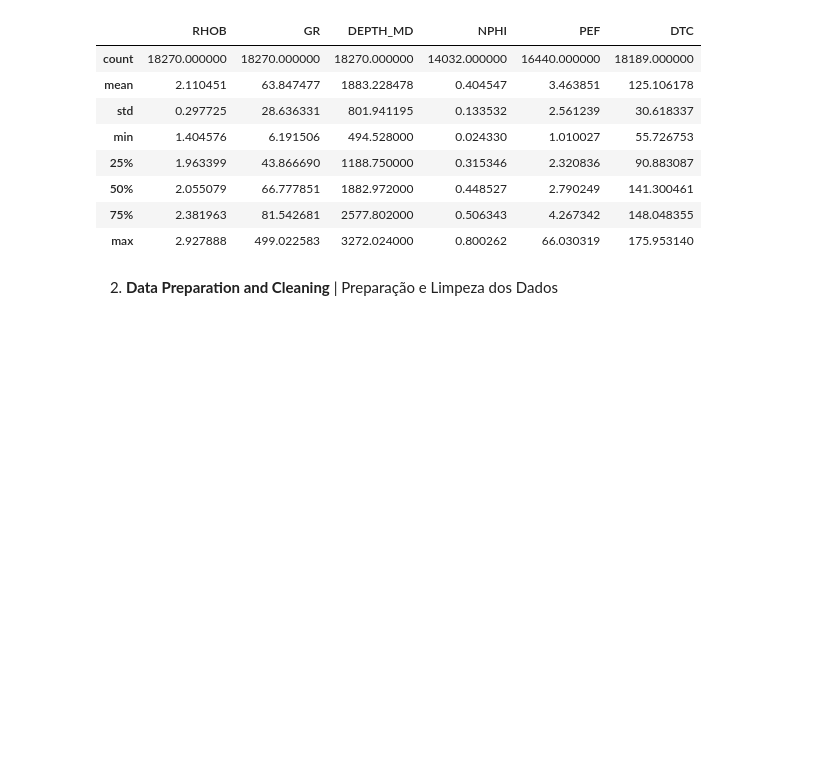
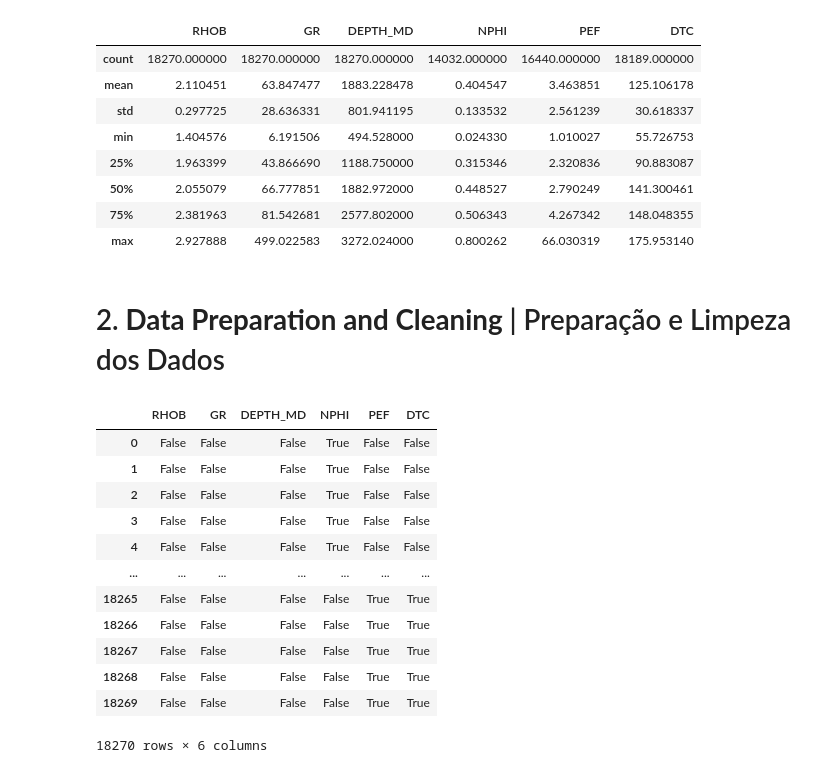
Before and after one commit to ezequielcabeja/Geological-Logging-Dataset, a Jupyter notebook: Geological_Logging_Dataset.ipynb, the cells around one changed output. Cells and saved outputs as stored; diff of their text form; code cells hidden in the pictures; blank space fills up the shorter version.

```diff
--- a/Geological_Logging_Dataset.ipynb
+++ b/Geological_Logging_Dataset.ipynb
@@ -145,4 +146,20 @@ df.describe(include="all")
 | 75% | 2.381963 | 81.542681 | 2577.802000 | 0.506343 | 4.267342 | 148.048355 |
 | max | 2.927888 | 499.022583 | 3272.024000 | 0.800262 | 66.030319 | 175.953140 |
 # %% [markdown]
-2. **Data Preparation and Cleaning** | Preparação e Limpeza dos Dados
+# 2. **Data Preparation and Cleaning** | Preparação e Limpeza dos Dados
+# %%
+df.isnull()
+# %% [output]
+|  | RHOB | GR | DEPTH_MD | NPHI | PEF | DTC |
+| 0 | False | False | False | True | False | False |
+| 1 | False | False | False | True | False | False |
+| 2 | False | False | False | True | False | False |
+| 3 | False | False | False | True | False | False |
+| 4 | False | False | False | True | False | False |
+| ... | ... | ... | ... | ... | ... | ... |
+| 18265 | False | False | False | False | True | True |
+| 18266 | False | False | False | False | True | True |
+| 18267 | False | False | False | False | True | True |
+| 18268 | False | False | False | False | True | True |
+| 18269 | False | False | False | False | True | True |
+18270 rows × 6 columns
```
Also changed, not shown: parts of 13 cells of this notebook.
